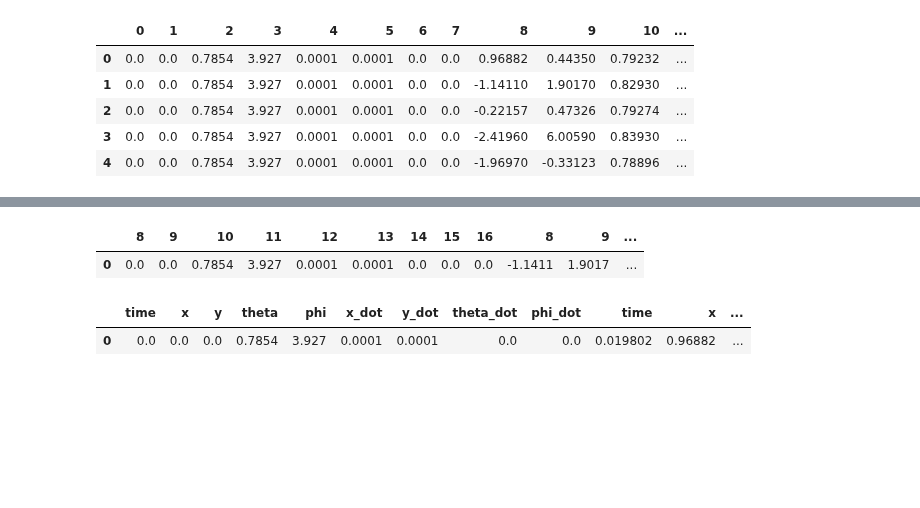
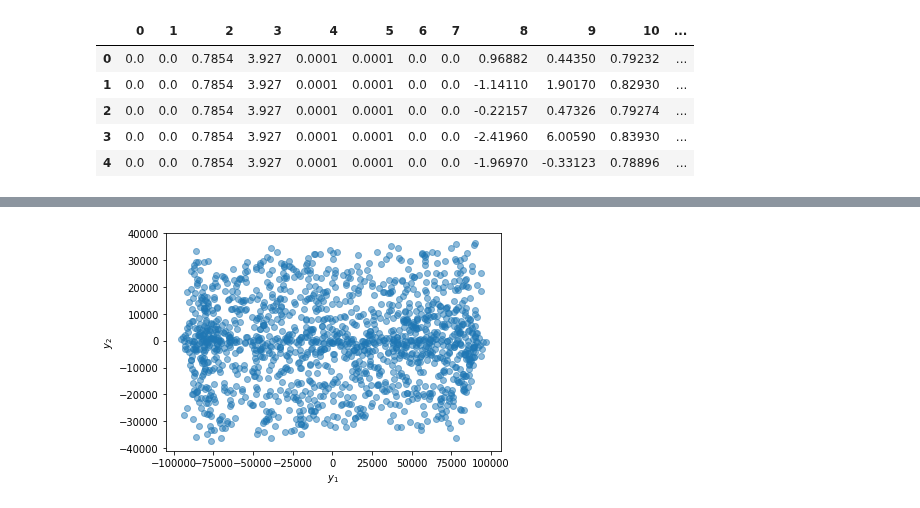
Before and after one commit to oliviatessa/MothMachineLearning, a Jupyter notebook: Load and Visualize data.ipynb, the cells around one changed output, grey strips where cells are left out. Saved outputs shown, nothing was run; the diff lists cells and outputs as text; code cells hidden in the pictures; blank space fills up the shorter version.

Commit message:
random forest regressor

```diff
--- a/Load and Visualize data.ipynb
+++ b/Load and Visualize data.ipynb
@@ -163,6 +170,3 @@ fa.head()
 | 2 | -0.22157 | 0.47326 | 0.79274 | 3.9384 | -22.268 | 47.327 | 0.66854 | 1.09090 | 3897.3 | 1.1061 | -12274.0 | ... |
 | 3 | -2.41960 | 6.00590 | 0.83930 | 3.9770 | -248.120 | 598.450 | 4.32990 | 3.87880 | 36815.0 | 1.1494 | 28313.0 | ... |
 | 4 | -1.96970 | -0.33123 | 0.78896 | 3.9475 | -196.920 | -33.251 | 0.37852 | 2.05510 | 10861.0 | 2.4246 | -48780.0 | ... |
-# %%
-ii = 1
-np.hstack((sparray[0, ii:ii+8], sparray[99, ii:ii+8]))
@@ -176,3 +173,7 @@ array([  0.00000000e+00,   0.00000000e+00,   7.85400000e-01,
+# %%
+# make Fx and Fy
+fa["Fx"] = fa.F * np.cos(fa.alpha)
+fa["Fy"] = fa.F * np.sin(fa.alpha)
 # %%
 for ii in np.arange(1, spray.shape[1], step = 8):
 
@@ -207,11 +208,14 @@ newDF.head()
 | 4 | 0.0 | 0.0 | 0.7854 | 3.927 | 0.0001 | 0.0001 | 0.0 | 0.0 | -1.96970 | -0.33123 | ... |
 # %%
 # drop NA's
-aa = newDF.dropna()
-bb = fa.dropna()
+X = np.array(newDF.dropna())
+Y = np.array(fa.dropna())
 
 # check
-print(all(aa.x == bb.x))
-print(len(aa))
+print(all(X[:,9] == Y[:,1]))
+print(len(X))
+
+Y = Y[:, [10, 12, 13]]
+Y.shape
 # %% [output]
 True
@@ -231,13 +250,3 @@ combDF.head()
 # %%
 # split into test and training set
 from sklearn.model_selection import train_test_split
-# %%
-tmpdf
-# %% [output]
-|  | 8 | 9 | 10 | 11 | 12 | 13 | 14 | 15 | 16 | 8 | 9 | ... |
-| 0 | 0.0 | 0.0 | 0.7854 | 3.927 | 0.0001 | 0.0001 | 0.0 | 0.0 | 0.0 | -1.1411 | 1.9017 | ... |
-# %%
-newDF
-# %% [output]
-|  | time | x | y | theta | phi | x_dot | y_dot | theta_dot | phi_dot | time | x | ... |
-| 0 | 0.0 | 0.0 | 0.0 | 0.7854 | 3.927 | 0.0001 | 0.0001 | 0.0 | 0.0 | 0.019802 | 0.96882 | ... |
@@ -243,0 +255,14 @@ newDF
+# %%
+from sklearn.model_selection import train_test_split
+Xtrain, Xtest, Ytrain, Ytest = train_test_split(X, Y, test_size=0.3)
+# %%
+from sklearn.ensemble import RandomForestRegressor
+
+clf1 = RandomForestRegressor(1000, n_jobs = 4).fit(Xtrain, Ytrain)
+Ypred1 = clf1.predict(Xtest)
+
+fig, ax = plt.subplots()
+ax.plot(Ypred1[:, 0], Ypred1[:, 1], 'o', alpha=0.5)
+ax.set_xlabel('$y_1$'); ax.set_ylabel('$y_2$');
+# %% [output]
+[figure, added]
```
Also changed, not shown: parts of 25 cells of this notebook.
